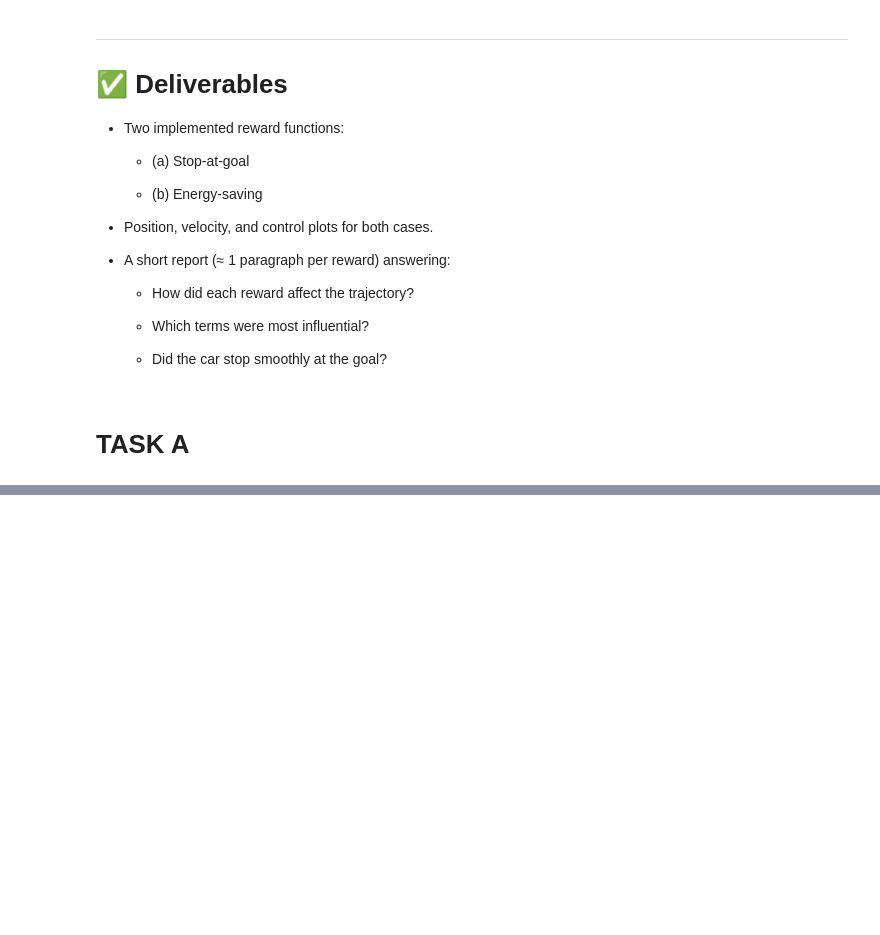
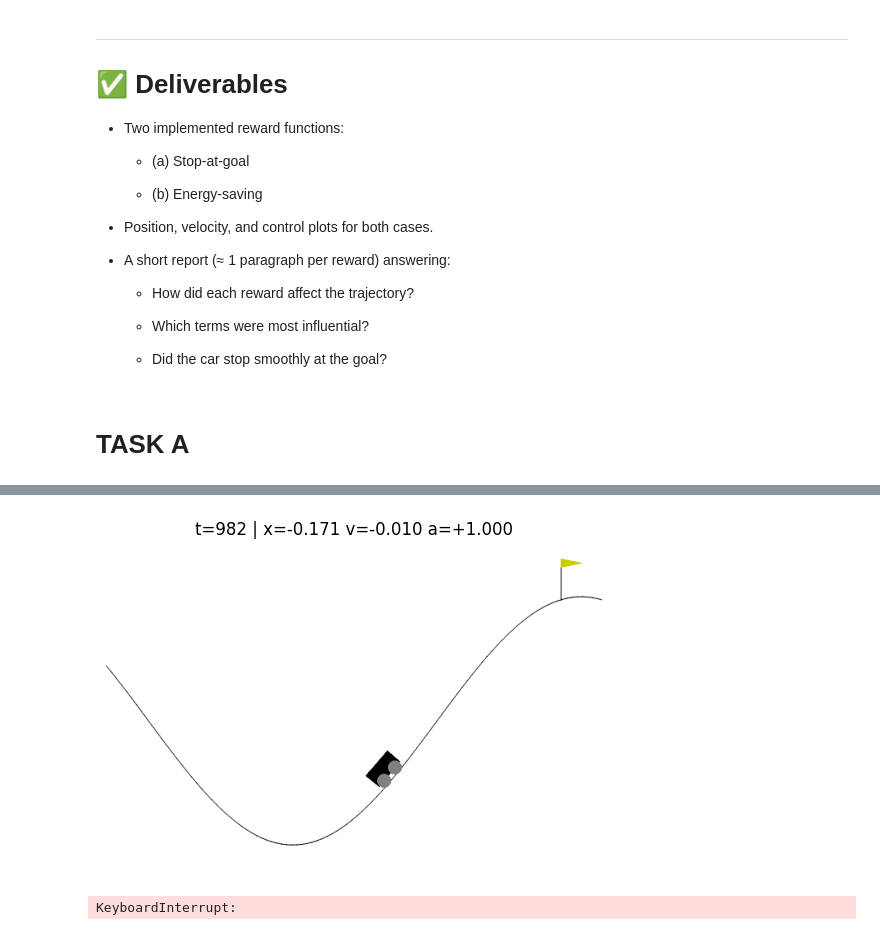
Before and after one commit to JuanCarlos-TiqueRangel/Reinforcement_Learning, a Jupyter notebook: lab9_mountain_optimal.ipynb, the cells around one changed output, grey strips where cells are left out. Saved outputs shown, nothing was run; the diff lists cells and outputs as text; code cells hidden in the pictures; blank space fills up the shorter version.

```diff
--- a/lab9_mountain_optimal.ipynb
+++ b/lab9_mountain_optimal.ipynb
@@ -731,0 +1256,13 @@ env.close()
+# %%
+import torch
+GOAL_POS = 0.45
+
+def cost_fn_torch(x_next: torch.Tensor, u: torch.Tensor,
+                  x_star: float = GOAL_POS,
+                  w_pos: float = 2000.0, w_vel: float = 200.0, w_act: float = 1.5):
+    # x_next: (K,2); u: (K,1)
+    x = x_next[:, 0]
+    v = x_next[:, 1]
+    uu = u[:, 0].clamp(-1.0, 1.0)
+    pos_err = x - x_star
+    return w_pos*(pos_err**2) + w_vel*(v**2) + w_act*(uu**2)
@@ -731,0 +1340,58 @@ env.close()
+# %%
+# === Window 3: Wrap env to keep running & hold at x*=0.45 ===
+import gymnasium as gym
+import matplotlib.pyplot as plt
+import numpy as np
+from IPython.display import display, clear_output
+
+class HoldAtSetpointWrapper(gym.Wrapper):
+    def __init__(self, env, x_star=0.45, pos_tol=0.01, v_tol=0.003, hold_steps=12):
+        super().__init__(env)
+        self.x_star = float(x_star); self.pos_tol = float(pos_tol)
+        self.v_tol = float(v_tol);   self.hold_steps_req = int(hold_steps)
+        self._hold = 0
+        self.goal_position = float(getattr(env.unwrapped, "goal_position", x_star))
+    def reset(self, **kw):
+        self._hold = 0
+        return self.env.reset(**kw)
+    def step(self, action):
+        s_next, r, terminated, truncated, info = self.env.step(action)
+        x, v = float(s_next[0]), float(s_next[1])
+        near = abs(x - self.x_star) <= self.pos_tol
+        slow = abs(v) <= self.v_tol
+        self._hold = self._hold + 1 if (near and slow) else 0
+        if terminated:
+            terminated = (self._hold >= self.hold_steps_req)
+        return s_next, r, terminated, truncated, info
+
+# --- make env + controller ---
+base_env = gym.make("MountainCarContinuous-v0", render_mode="rgb_array")
+env = HoldAtSetpointWrapper(base_env, x_star=0.45, pos_tol=0.008, v_tol=0.003, hold_steps=12)
+
+obs, _ = env.reset(seed=0)
+low, high = env.action_space.low[0], env.action_space.high[0]
+mppi = MPPI_GPU(low, high, H=120, K=1024, sigma=0.7, lam=30.0, rho=0.98, seed=0)
+
+# seed Ū with a brief left push to build momentum
+mppi.U_bar[:12] = -0.95
+
+# --- inline render loop (same style you used) ---
+fig, ax = plt.subplots()
+img = ax.imshow(env.render()); ax.axis("off"); display(fig)
+
+done, t, TMAX = False, 0, 2000
+while not done and t < TMAX:
+    a_val = mppi.action(obs)
+    a = np.array([a_val], dtype=np.float32)
+    obs, r, terminated, truncated, _ = env.step(a)
+    done = terminated or truncated
+
+    img.set_data(env.render())
+    ax.set_title(f"t={t} | x={obs[0]:+.3f} v={obs[1]:+.3f} a={a_val:+.3f}")
+    clear_output(wait=True); display(fig); plt.pause(0.001)
+    t += 1
+
+env.close()
+# %% [output]
+[figure, added]
+KeyboardInterrupt:
```
Also changed, not shown: parts of 23 cells of this notebook, 1 other file.
